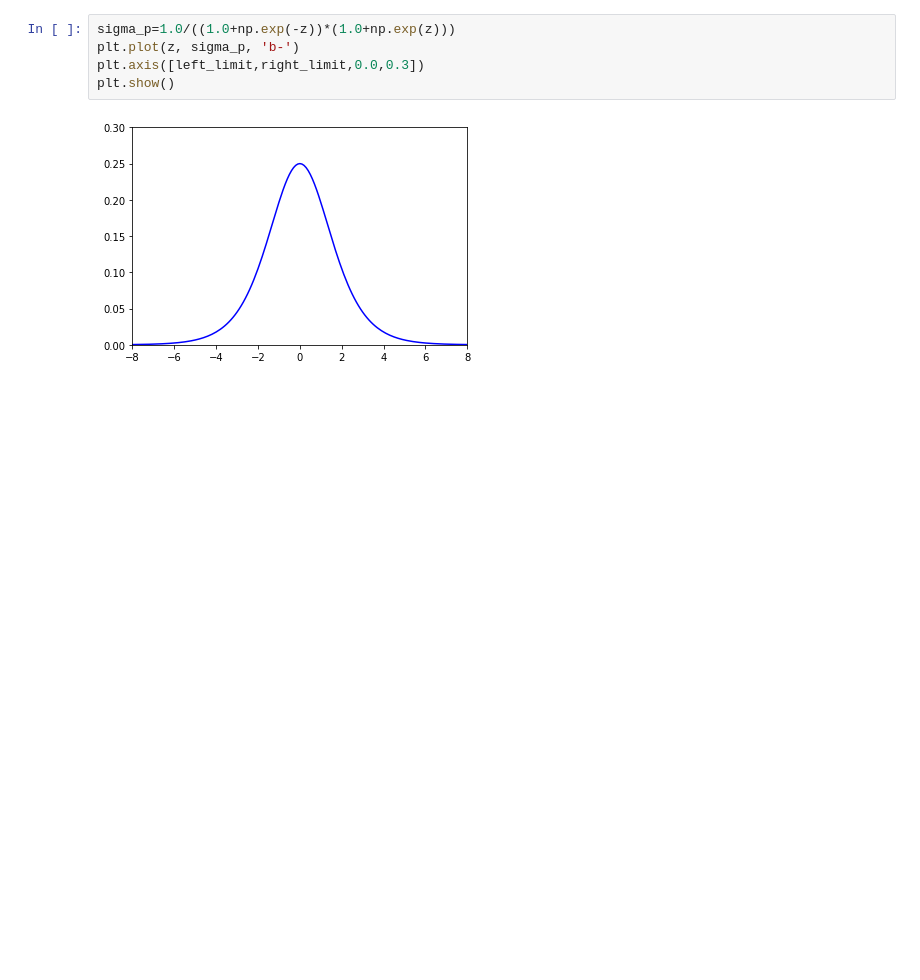
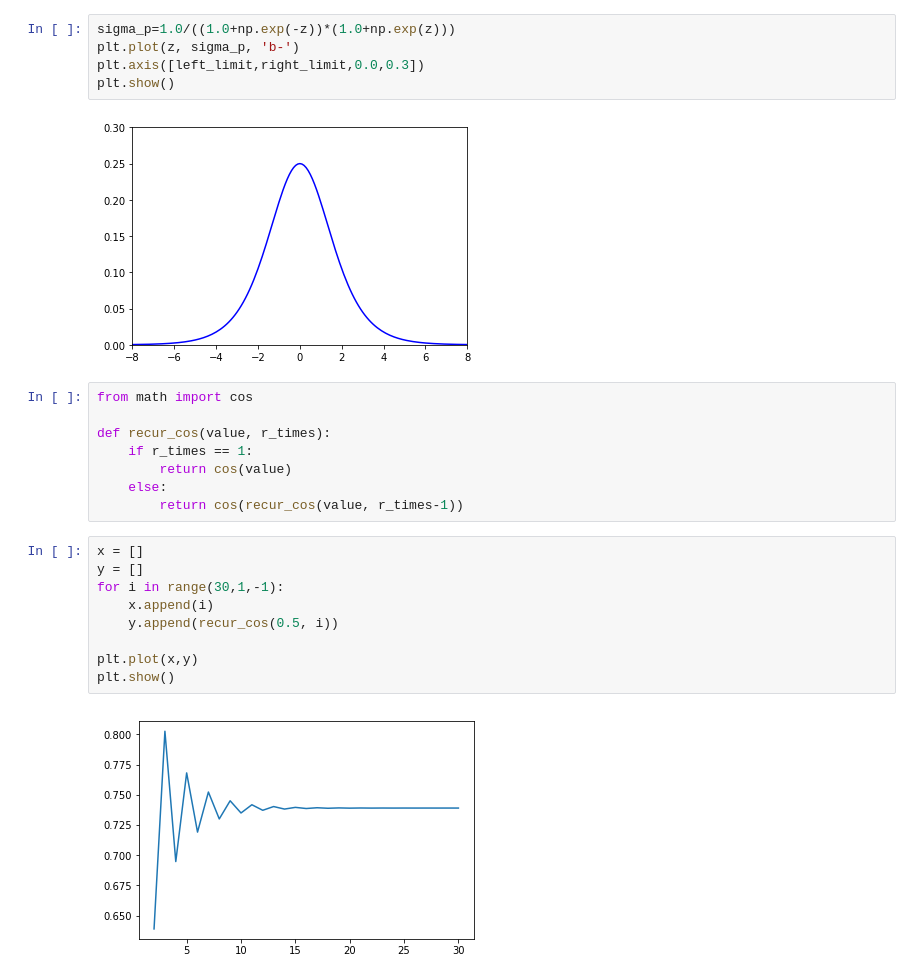
Before and after one commit to young2203/DeepLearningStudy, a Jupyter notebook: sigmoid plot.ipynb, the cells around one changed output. Cells and saved outputs as stored; diff of their text form; blank space fills up the shorter version.

```diff
--- a/sigmoid plot.ipynb
+++ b/sigmoid plot.ipynb
@@ -35,3 +36,22 @@ plt.axis([left_limit,right_limit,0.0,0.3])
 plt.show()
 # %% [output]
 [figure]
+# %%
+from math import cos
+
+def recur_cos(value, r_times):
+    if r_times == 1:
+        return cos(value)
+    else:
+        return cos(recur_cos(value, r_times-1))
+# %%
+x = []
+y = []
+for i in range(30,1,-1):
+    x.append(i)
+    y.append(recur_cos(0.5, i))
+
+plt.plot(x,y)
+plt.show()
+# %% [output]
+[figure, added]
```
Also changed, not shown: parts of 3 cells of this notebook, 21 other files.
